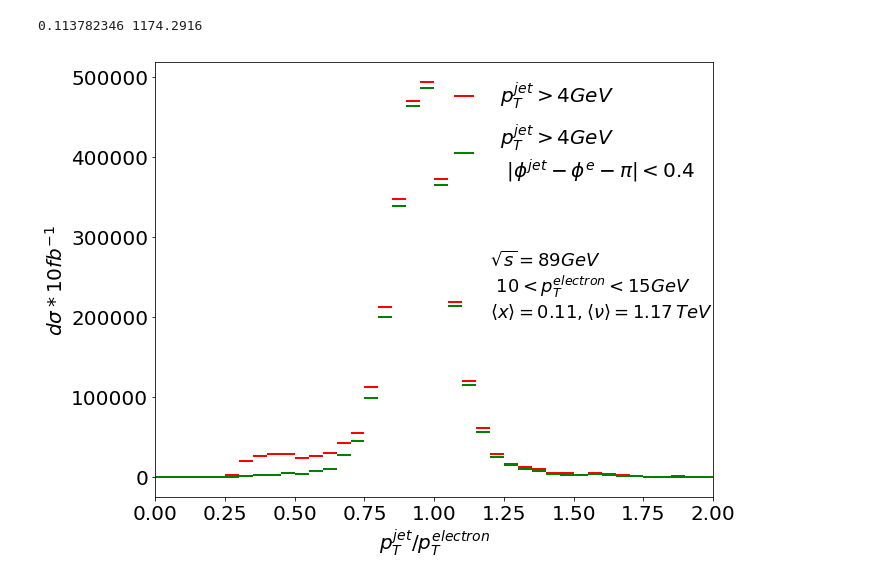
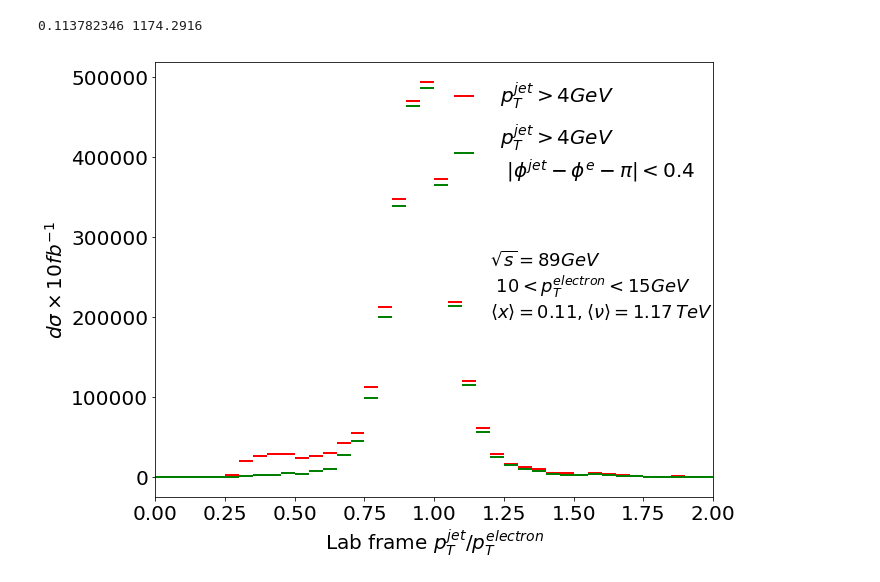
Before and after one commit to y-song/notebooks, a Jupyter notebook: pt_electron_jet_imbalance.ipynb, the cells around one changed output. Saved outputs shown, nothing was run; the diff lists cells and outputs as text; code cells hidden in the pictures.

Commit message:
Added 'lab frame' in label

```diff
--- a/pt_electron_jet_imbalance.ipynb
+++ b/pt_electron_jet_imbalance.ipynb
@@ -73,16 +70,16 @@ print np.mean(d1['x']), np.mean(d1['nu'])
 # %% [output]
 0.113782346 1174.2916
 # %%
-def plotRatio1dnvar(txt):
+def plotRatio1dnvar():
     fig = plt.figure(figsize = (10,8))
     plot1dnvar([d, d1], ['pt_ratio']*2,\
                ['$p_T^{jet} > 4 GeV$',\
                 '$p_T^{jet} > 4 GeV$ \n $|\phi^{jet} - \phi^e - \pi|< 0.4$'],\
-               0, 2, 0, 7e6, 0.05, '$p_T^{jet}/p_T^{electron}$', 'linear', txt)
+               0, 2, 0, 7e6, 0.05, 'Lab frame $p_T^{jet}/p_T^{electron}$', 'linear')
 # %%
-fig = plotRatio1dnvar('pt_ratio')
+fig = plotRatio1dnvar()
 plt.text(1.2,200000,'$\sqrt{s}=89 GeV$ \n $10 < p_T^{electron} < 15 GeV$ \n' + r'$\langle x \rangle = 0.11, \langle \nu \rangle\
 = 1.17 \, TeV$', fontsize = 18)
-plt.savefig('images/pt_ratio_new_y_cut.pdf', bbox_inches='tight')
+plt.savefig('images/pt_ratio.pdf', bbox_inches='tight')
 # %% [output]
-[figure, old version]
+[figure, new version]
```
Also changed, not shown: parts of 2 cells of this notebook.
